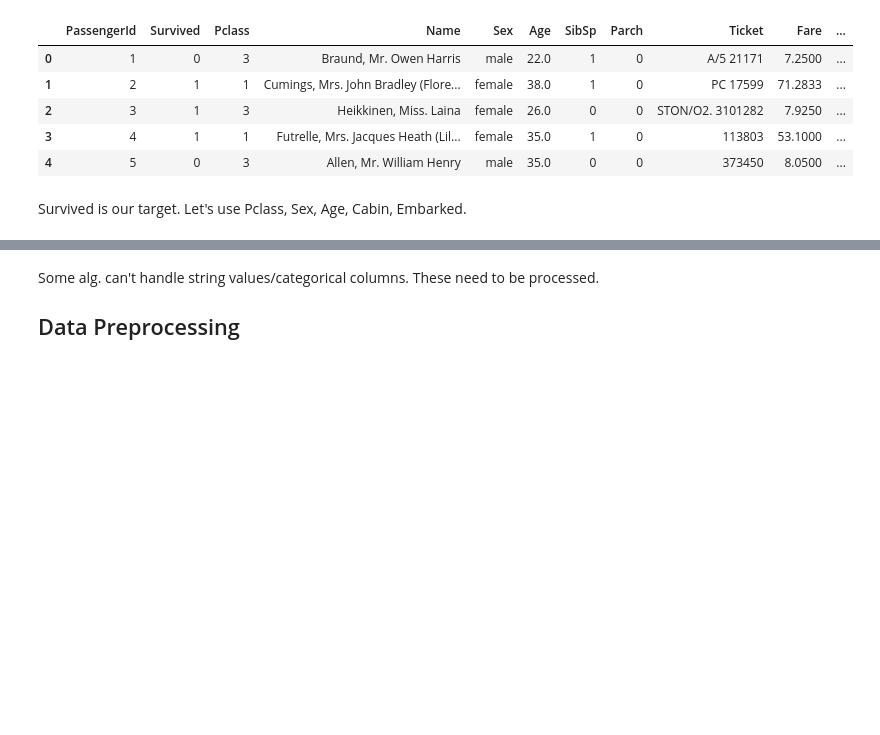
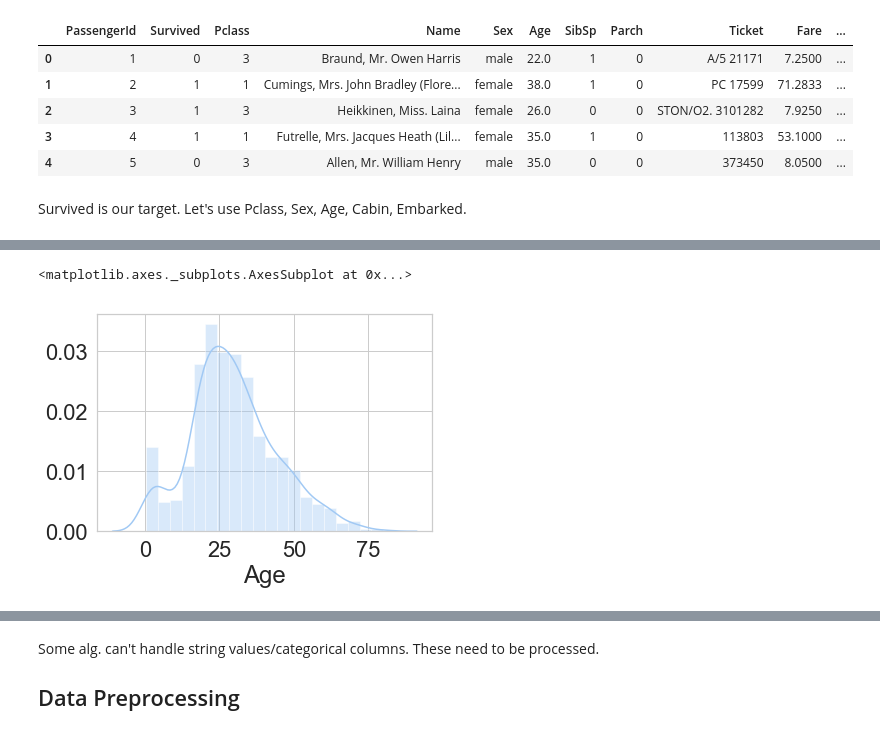
Before and after one commit to janderss0n/titanic_ml_example, a Jupyter notebook: Untitled.ipynb, the cells around one changed output, grey strips where cells are left out. Saved outputs shown, nothing was run; the diff lists cells and outputs as text; code cells hidden in the pictures; blank space fills up the shorter version.

```diff
--- a/Untitled.ipynb
+++ b/Untitled.ipynb
@@ -25,0 +46,5 @@ data = original_data.loc[:, ['Pclass', 'Sex', 'Age', 'Cabin', 'Embarked', target
+# %%
+sns.distplot(data.loc[data['Age'].notnull(),'Age'])
+# %% [output]
+<matplotlib.axes._subplots.AxesSubplot at 0x...>
+[figure, added]
```
Also changed, not shown: parts of 23 cells of this notebook.
